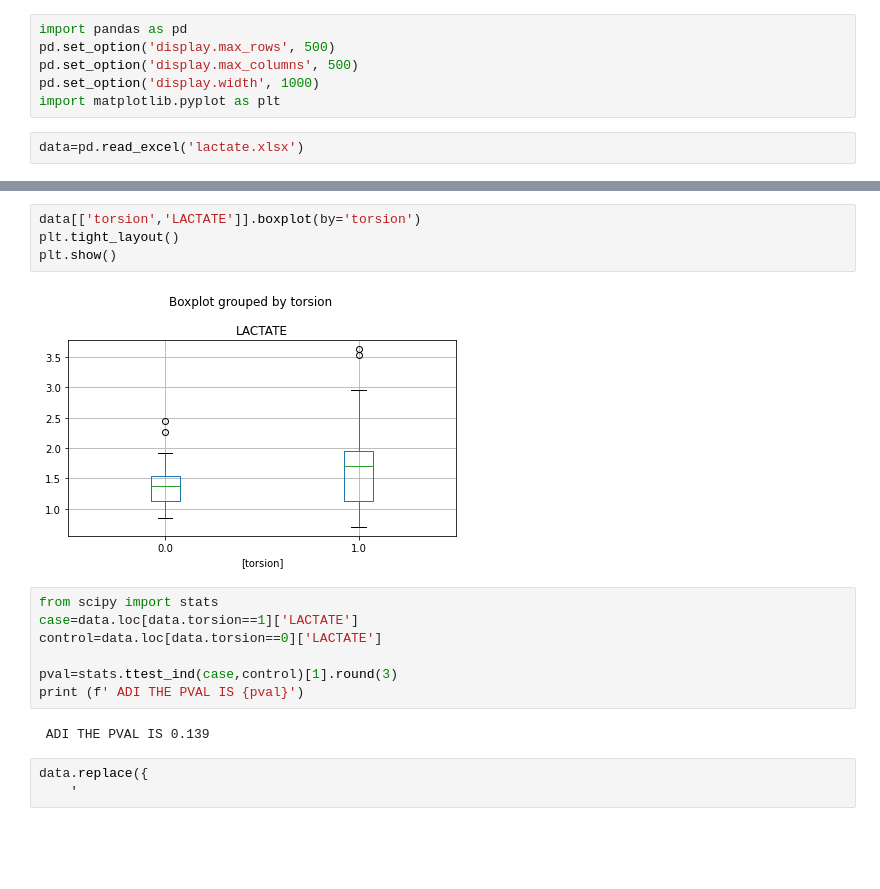
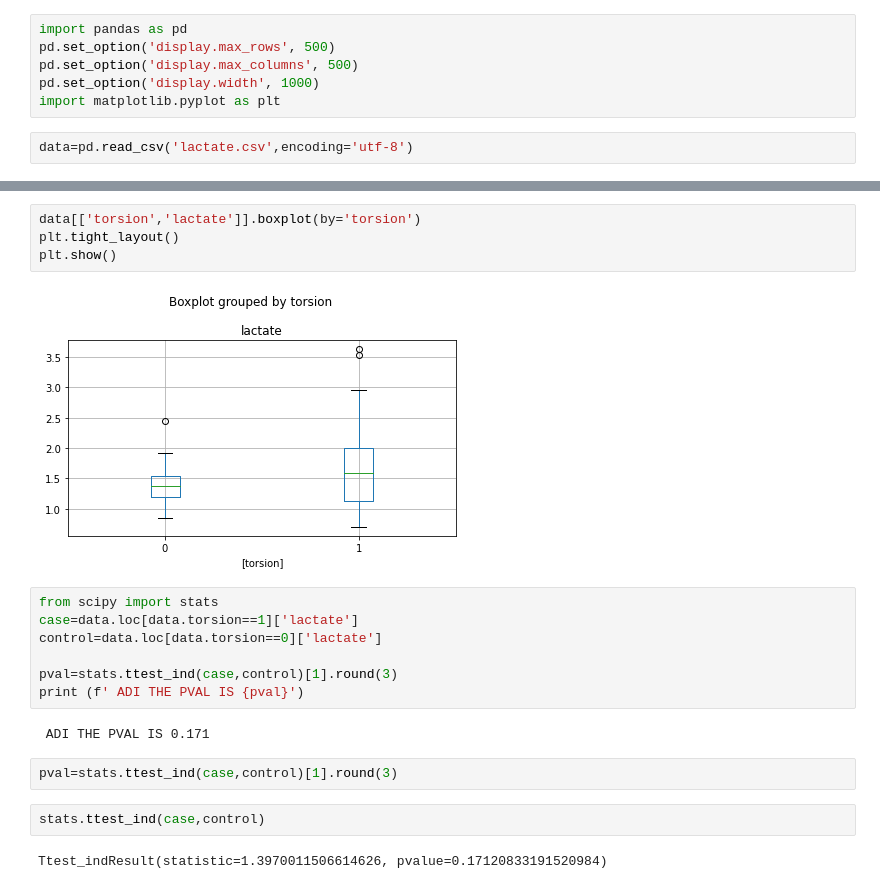
Before and after one commit to zhsegal/backup, a Jupyter notebook: adi/Untitled.ipynb, the cells around one changed output, grey strips where cells are left out. Saved outputs shown, nothing was run; the diff lists cells and outputs as text; blank space fills up the shorter version.

```diff
--- a/adi/Untitled.ipynb
+++ b/adi/Untitled.ipynb
@@ -5,4 +5,4 @@ pd.set_option('display.max_columns', 500)
 pd.set_option('display.width', 1000)
 import matplotlib.pyplot as plt
 # %%
-data=pd.read_excel('lactate.xlsx')
+data=pd.read_csv('lactate.csv',encoding='utf-8')
@@ -9,18 +18,21 @@ data=pd.read_excel('lactate.xlsx')
 # %%
-data[['torsion','LACTATE']].boxplot(by='torsion')
+data[['torsion','lactate']].boxplot(by='torsion')
 plt.tight_layout()
 plt.show()
 # %% [output]
-[figure, old version]
+[figure, new version]
 # %%
 from scipy import stats
-case=data.loc[data.torsion==1]['LACTATE']
-control=data.loc[data.torsion==0]['LACTATE']
+case=data.loc[data.torsion==1]['lactate']
+control=data.loc[data.torsion==0]['lactate']
 
 pval=stats.ttest_ind(case,control)[1].round(3)
 print (f' ADI THE PVAL IS {pval}')
 # %% [output]
- ADI THE PVAL IS 0.139
+ ADI THE PVAL IS 0.171
 # %%
-data.replace({
-    '
+pval=stats.ttest_ind(case,control)[1].round(3)
+# %%
+stats.ttest_ind(case,control)
+# %% [output]
+Ttest_indResult(statistic=1.3970011506614626, pvalue=0.17120833191520984)
```
Also changed, not shown: parts of 3 cells of this notebook, 6 other files.
